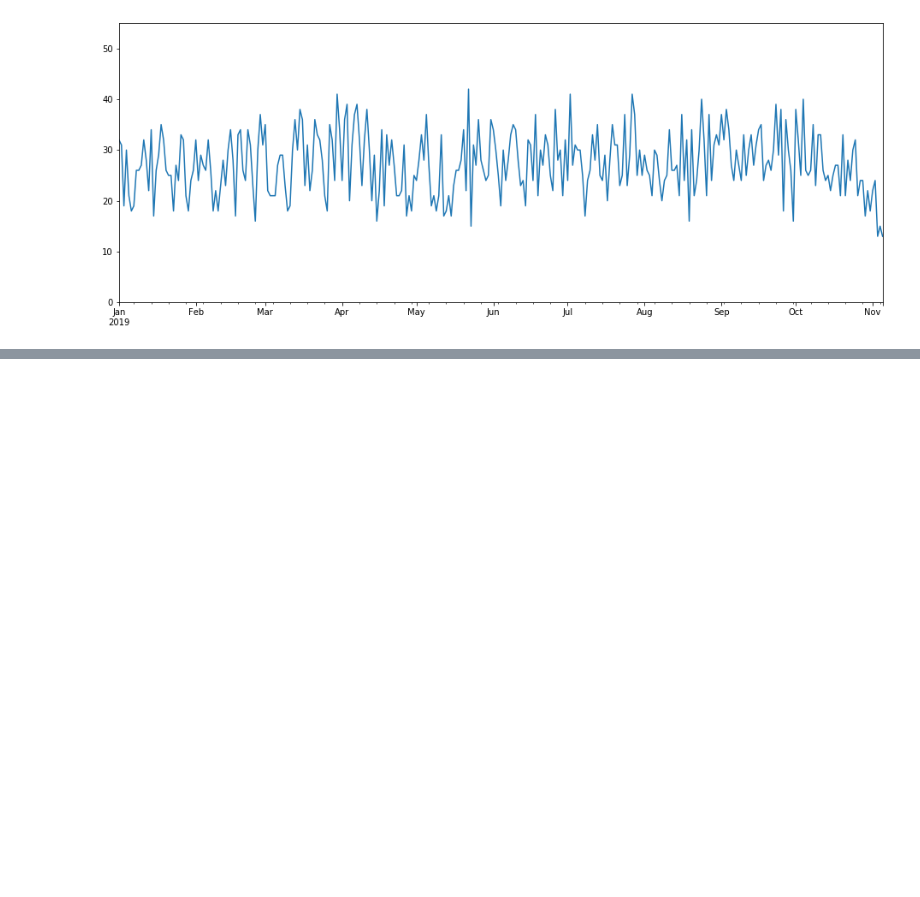
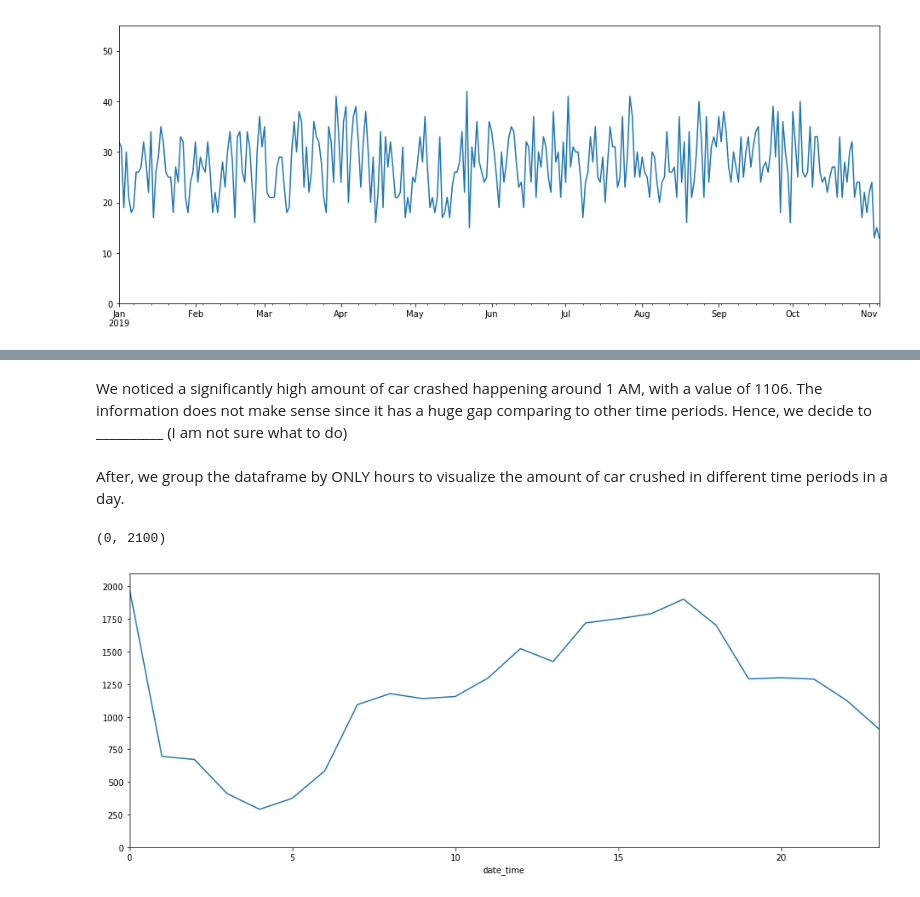
Before and after one commit to COGS108/group061, a Jupyter notebook: Final Project.ipynb, the cells around one changed output, grey strips where cells are left out. Drawn from its saved outputs; the diff is of its cells as text; code cells hidden in the pictures; blank space fills up the shorter version.

```diff
--- a/Final Project.ipynb
+++ b/Final Project.ipynb
@@ -281,0 +297,12 @@ Avg crashes in 2019: 28.052054794520547
+# %% [markdown]
+We noticed a significantly high amount of car crashed happening around 1 AM, with a value of 1106. The information does not make sense since it has a huge gap comparing to other time periods. Hence, we decide to __________ (I am not sure what to do)
+# %% [markdown]
+After, we group the dataframe by ONLY hours to visualize the amount of car crushed in different time periods in a day.
+# %%
+grp = df_td.groupby(by=[df_td.date_time.map(lambda x : (x.hour))])
+df_grp = grp.count()
+df_grp = df_grp[df_grp.columns[:1]]
+df_grp.report_id.plot(kind='line', figsize=(16,6)).set_ylim(0,2100)
+# %% [output]
+(0, 2100)
+[figure, added]
```
Also changed, not shown: parts of 7 cells of this notebook.
